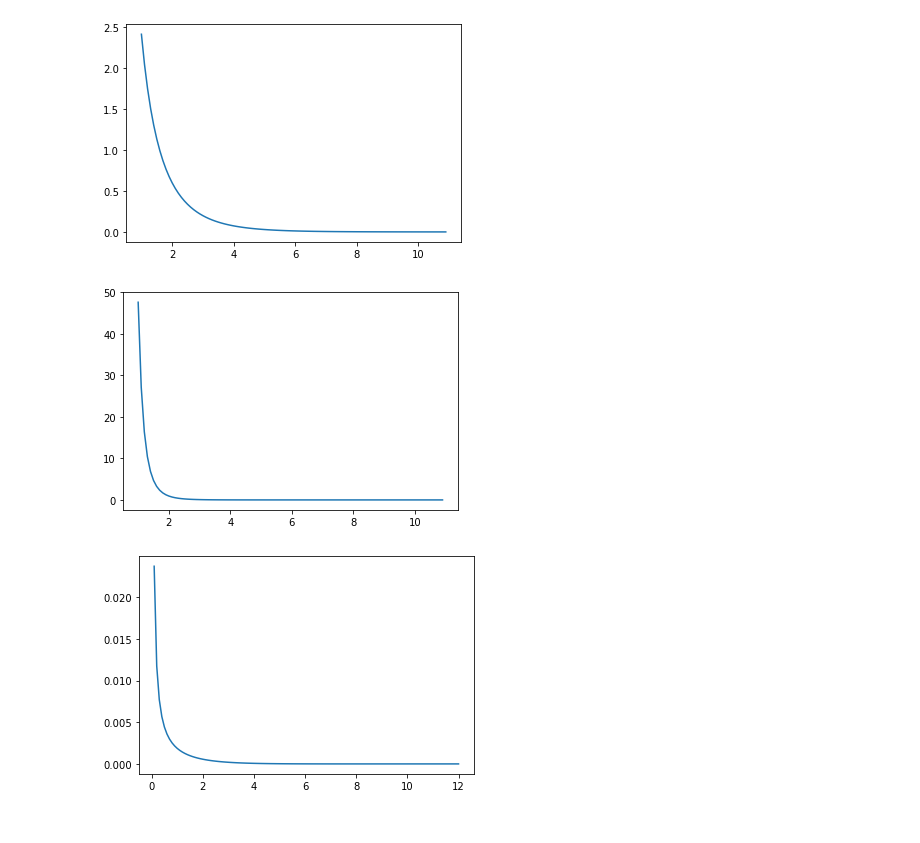
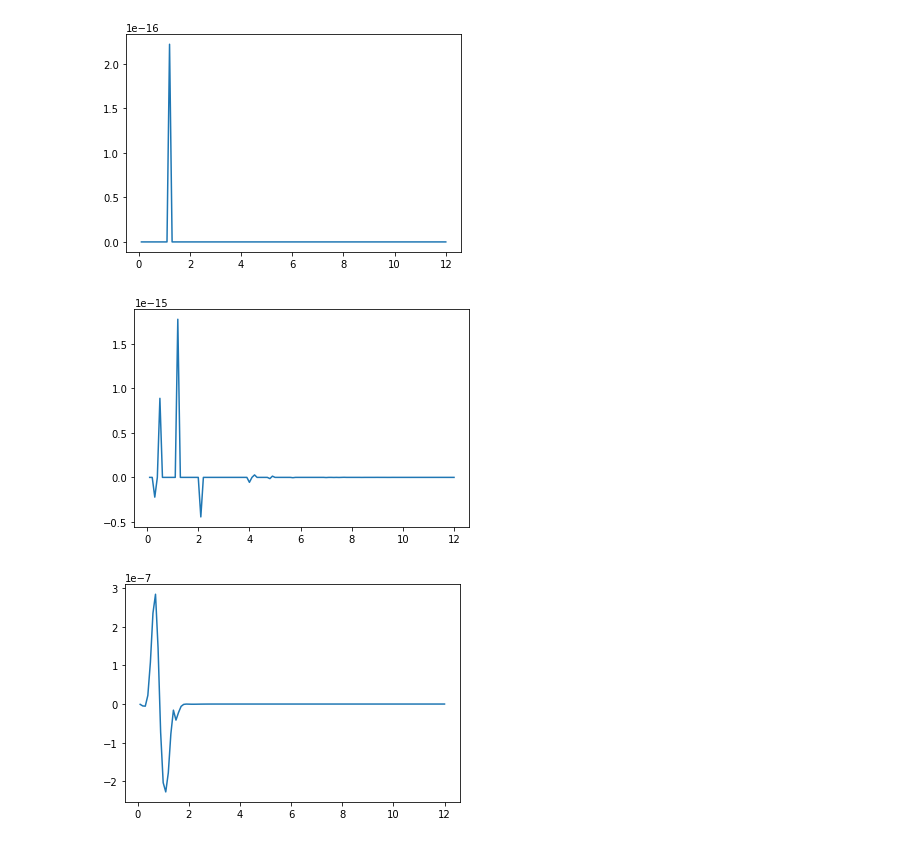
Before and after one commit to rnavarroperez/nn-scattering-fit, a Jupyter notebook: src/notebooks/long_range_chiral_pot.ipynb, the cells around one changed output. Saved outputs shown, nothing was run; the diff lists cells and outputs as text; code cells hidden in the pictures.

Commit message:
Added long range regulator so that the difference could be taken with the regulated Fortran potentials.

```diff
--- a/src/notebooks/long_range_chiral_pot.ipynb
+++ b/src/notebooks/long_range_chiral_pot.ipynb
@@ -6,7 +6,7 @@ import matplotlib.pyplot as plt
 # %%
 H_BAR = 197.3269804
 G_A = 1.29
-H_A = 2.74#3*G_A/np.sqrt(2.0)
+H_A = 3*G_A/np.sqrt(2.0)
 F_PI = 184.80
 C_1 = -0.57/1000.
 C_2 = -0.25/1000.
@@ -19,6 +19,8 @@ M_PI = (2*M_PIC + M_PI0)/3
 M_N = 939.56524
 M_P = 938.27192
 DELTA_M = 293.1
+R_L = 0.8
+a_L = R_L/2
 # %%
 def x_pi(r, m_pi):
     return m_pi*r/H_BAR
@@ -376,21 +378,28 @@ def v_n2lo_t_tau_2delta(r):
 
     v = (H_BAR**6/(1944*np.pi**3*r**6))*(B_3_PLUS_B_8*H_A**3*y/F_PI**4)*(-6*i1 + 1/y*i2)
     return v
+
+def long_range_regulator(r, R_L, a_L):
+    C_RL = 1 - 1/((r/R_L)**6 * np.exp((r-R_L)/a_L) + 1)
+    return C_RL
 # %%
-r = np.arange(1.0,11,0.1)
-plt.plot(r, v_lo_sigma_tau(r))
+lo_pots = np.loadtxt('../lo.dat', unpack=True)
+r = lo_pots[0]
+plt.plot(r, lo_pots[1]-v_lo_sigma_tau(r)*long_range_regulator(r, R_L, a_L))
 plt.show()
 # %% [output]
-[figure, old version]
+[figure, new version]
 # %%
-plt.plot(r, [v_n2lo_c_2delta(point) for point in r])
+lo_pots = np.loadtxt('../lo.dat', unpack=True)
+r = lo_pots[0]
+plt.plot(r, lo_pots[2]-v_lo_t_tau(r)*long_range_regulator(r, R_L, a_L))
 plt.show()
 # %% [output]
-[figure, old version]
+[figure, new version]
 # %%
-lo_pots = np.loadtxt('../lo.dat', unpack=True)
-r = lo_pots[0]
-plt.plot(r, lo_pots[1]-v_lo_sigma_tau(r))
+nlo_pots = np.loadtxt('../nlo.dat', unpack=True)
+r = nlo_pots[0]
+plt.plot(r, nlo_pots[1]-v_nlo_tau_deltaless(r)*long_range_regulator(r, R_L, a_L))
 plt.show()
 # %% [output]
-[figure, old version]
+[figure, new version]
```
Also changed, not shown: parts of 29 cells of this notebook.
